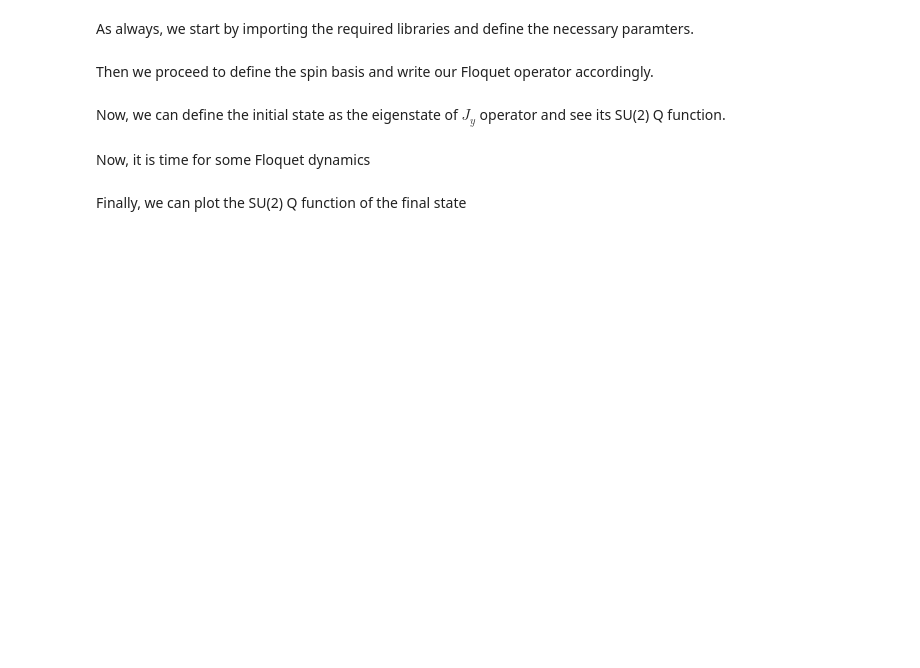
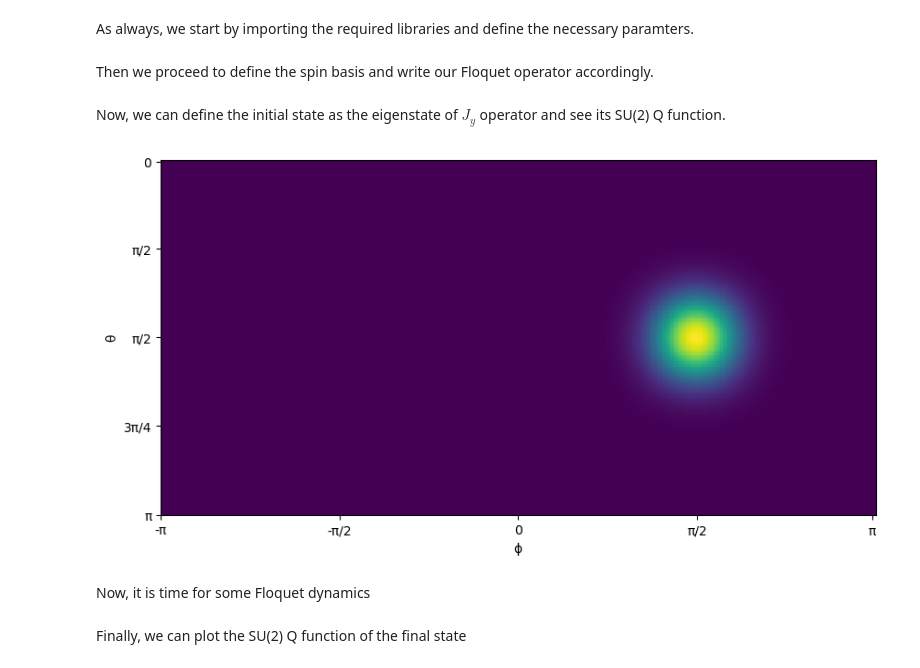
Before and after one commit to qojulia/QuantumOptics.jl-examples, a Jupyter notebook: notebooks/quantum-kicked-top.ipynb, the cells around one changed output. Drawn from its saved outputs; the diff is of its cells as text; code cells hidden in the pictures; blank space fills up the shorter version.

```diff
--- a/notebooks/quantum-kicked-top.ipynb
+++ b/notebooks/quantum-kicked-top.ipynb
@@ -33,7 +33,7 @@ using PyPlot
 
 # Parameters
 k = 30;
-j = 25;
+j = 15;
 α = π/2;
 # %% [markdown]
 Then we proceed to define the spin basis and write our Floquet operator accordingly.
@@ -50,21 +50,23 @@ Now, we can define the initial state as the eigenstate of $J_y$ operator and see
 # %%
 # initial coherent spint state
 θ = π/2
 ϕ = π/2
 ψ₀ = coherentspinstate(b,θ,ϕ)
 
 # SU(2) Q function
-res = 200 # resolution of the SU(2) Q function
+res = 150 # resolution of the SU(2) Q function
 figure(figsize=(10,5))
 wx=[-1pi:pi/(res):1pi;];
 wy=[0:1pi/res:1pi;];
 qsu2=qfuncsu2(ψ₀,res)
 pcolor(wx,wy,qsu2)
 # appealing plot :-)
 yticks([0.0, pi/4,pi/2,3pi/4,pi-0.02], ["π","3π/4","π/2","π/2",0] ) # North pole means θ = 0
 xticks([-π,-π/2,0,π/2,π-0.03],["-π","-π/2",0,"π/2","π"] )
 ylabel("θ")
 xlabel("ϕ");
+# %% [output]
+[figure, added]
 # %% [markdown]
 Now, it is time for some Floquet dynamics
 # %%
```
Also changed, not shown: parts of 8 cells of this notebook.
